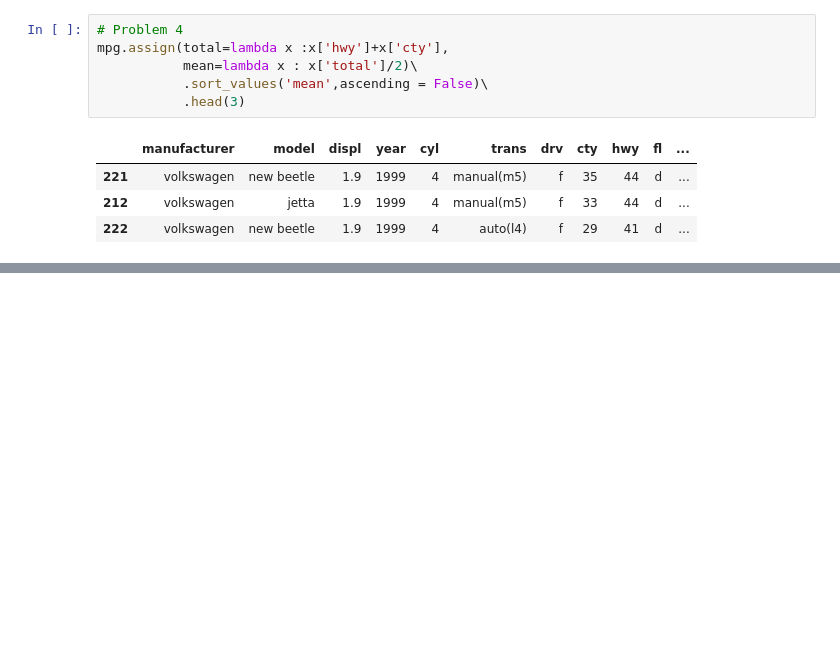
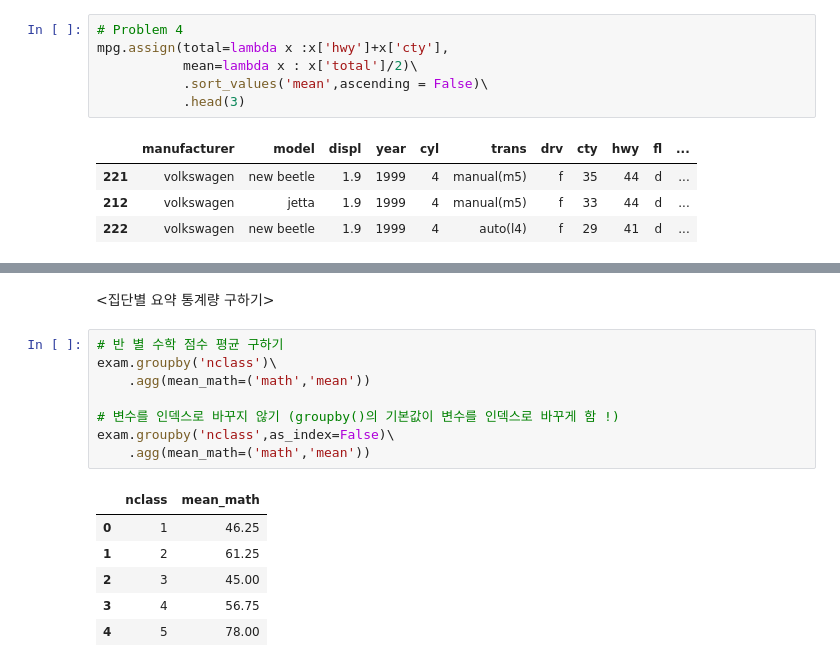
Before and after one commit to Devheun/Data-Analysis, a Jupyter notebook: Data_Processing(Lec6).ipynb, the cells around one changed output, grey strips where cells are left out. Saved outputs shown, nothing was run; the diff lists cells and outputs as text; blank space fills up the shorter version.

```diff
--- a/Data_Processing(Lec6).ipynb
+++ b/Data_Processing(Lec6).ipynb
@@ -351,0 +366,17 @@ mpg.assign(total=lambda x :x['hwy']+x['cty'],
+# %% [markdown]
+<집단별 요약 통계량 구하기>
+# %%
+# 반 별 수학 점수 평균 구하기
+exam.groupby('nclass')\
+    .agg(mean_math=('math','mean'))
+
+# 변수를 인덱스로 바꾸지 않기 (groupby()의 기본값이 변수를 인덱스로 바꾸게 함 !)
+exam.groupby('nclass',as_index=False)\
+    .agg(mean_math=('math','mean'))
+# %% [output]
+|  | nclass | mean_math |
+| 0 | 1 | 46.25 |
+| 1 | 2 | 61.25 |
+| 2 | 3 | 45.00 |
+| 3 | 4 | 56.75 |
+| 4 | 5 | 78.00 |
```
Also changed, not shown: parts of 14 cells of this notebook.
